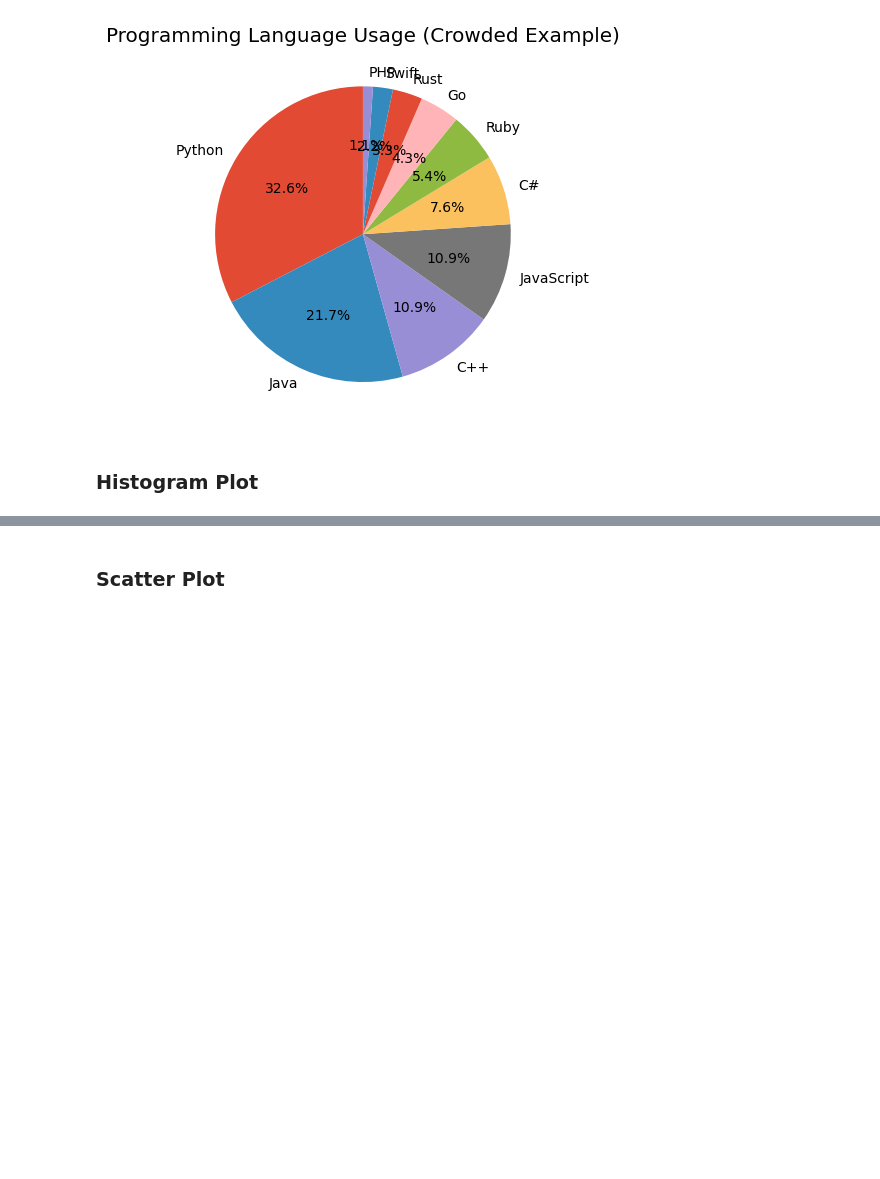
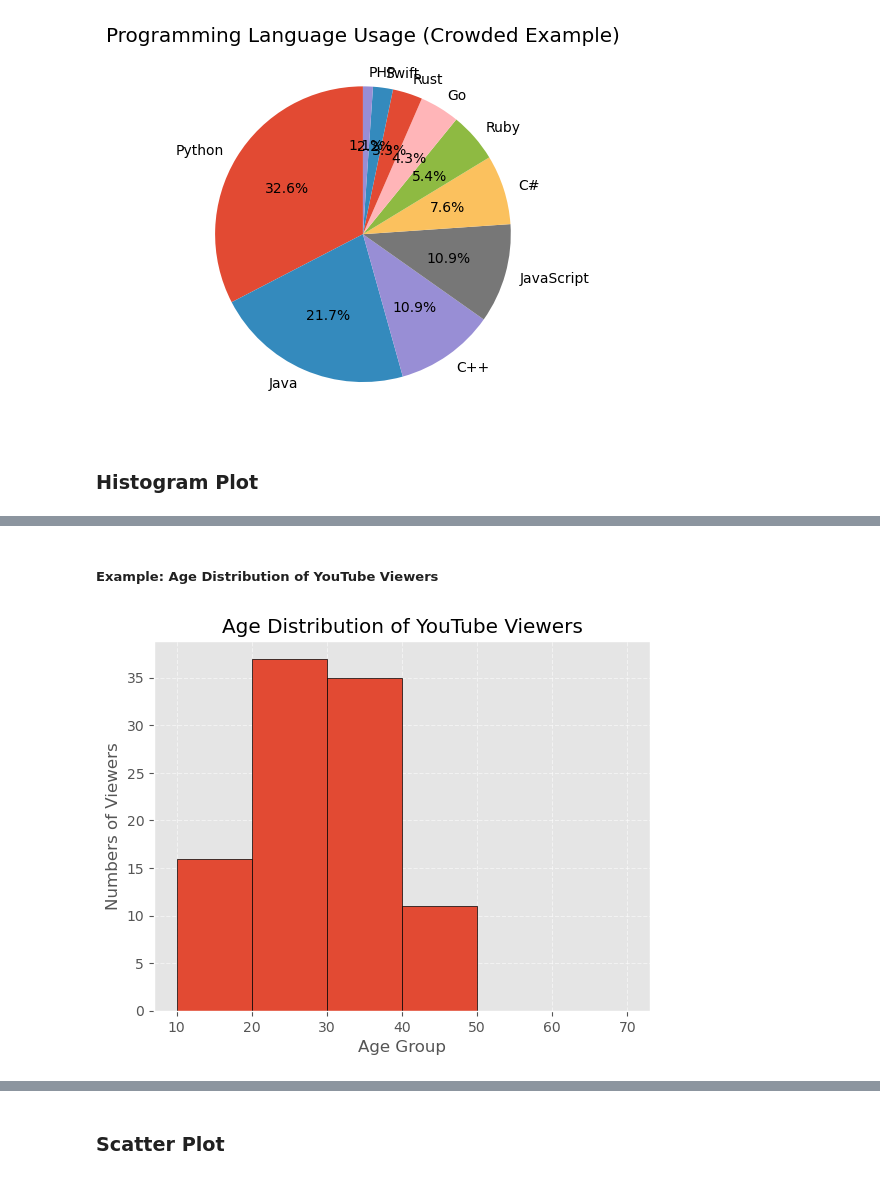
Before and after one commit to jatinvish-01/Maplotlib-Jupyter, a Jupyter notebook: plotting, bars, charts and histogram.ipynb, the cells around one changed output, grey strips where cells are left out. Drawn from its saved outputs; the diff is of its cells as text; code cells hidden in the pictures; blank space fills up the shorter version.

```diff
--- a/plotting, bars, charts and histogram.ipynb
+++ b/plotting, bars, charts and histogram.ipynb
@@ -211,0 +225,27 @@ plt.show()
+# %% [markdown]
+##### Example: Age Distribution of YouTube Viewers
+# %%
+import matplotlib.pyplot as plt
+
+ages = [
+    34, 28, 36, 45, 27, 27, 45, 37, 25, 35,
+    25, 25, 32, 10, 12, 24, 19, 33, 20, 15,
+    44, 27, 30, 15, 24, 31, 18, 33, 23, 27,
+    23, 48, 29, 19, 38, 17, 32, 10, 16, 31,
+    37, 31, 28, 26, 15, 22, 25, 40, 33, 12,
+    33, 26, 23, 36, 40, 39, 21, 26, 33, 39,
+    25, 28, 18, 18, 38, 43, 29, 40, 33, 23,
+    33, 45, 29, 45, 3, 38, 30, 27, 30, 10,
+    27, 33, 44, 24, 21, 24, 39, 33, 24, 35,
+    30, 39, 22, 26, 26, 15, 32, 32, 30, 27
+]
+
+bins = [10, 20, 30, 40, 50, 60, 70]
+plt.hist(ages, bins=bins, edgecolor="black")
+plt.title("Age Distribution of YouTube Viewers")
+plt.xlabel("Age Group")
+plt.ylabel("Numbers of Viewers")
+plt.grid(True, linestyle="--", alpha=0.5)
+plt.show()
+# %% [output]
+[figure, added]
```
Also changed, not shown: parts of 8 cells of this notebook.
